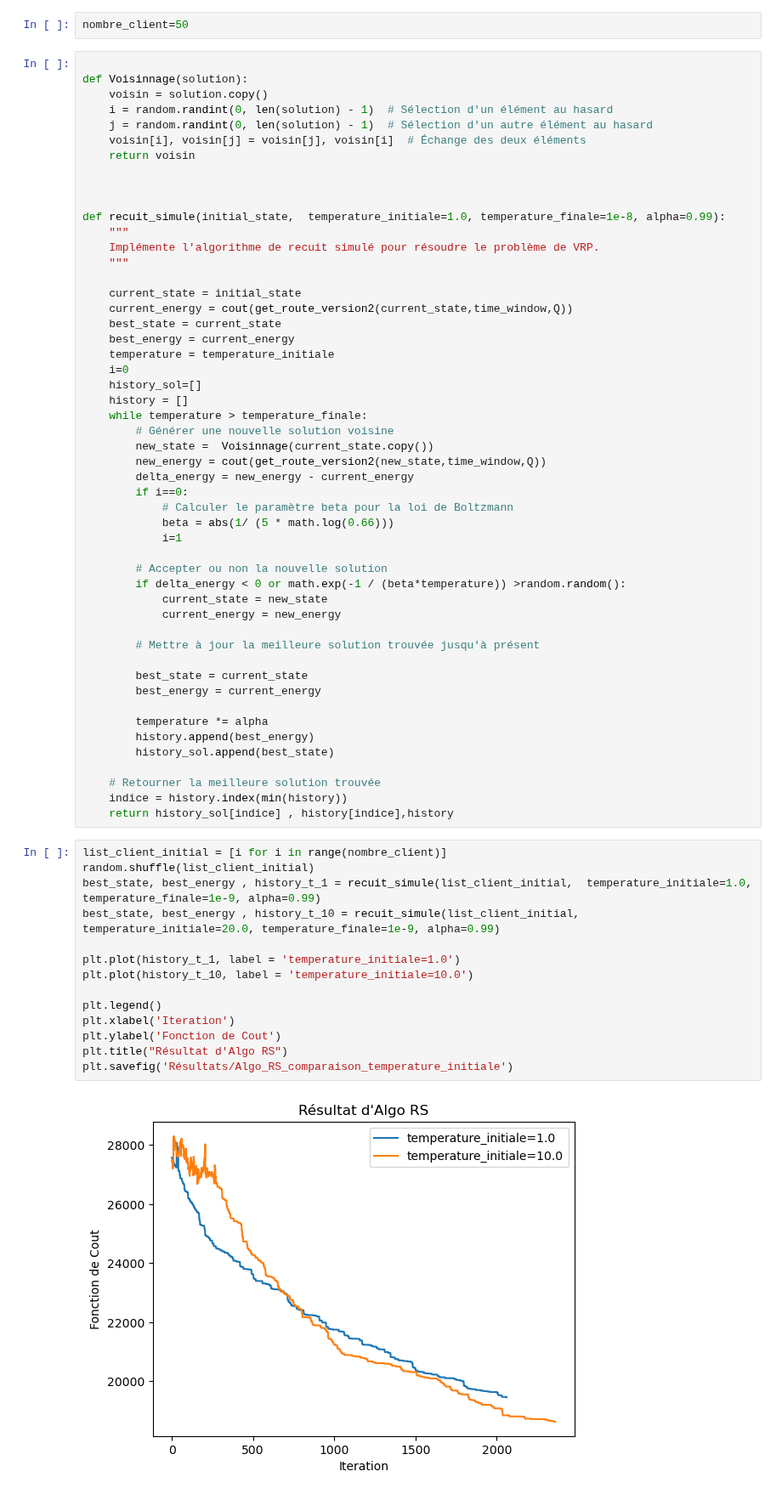
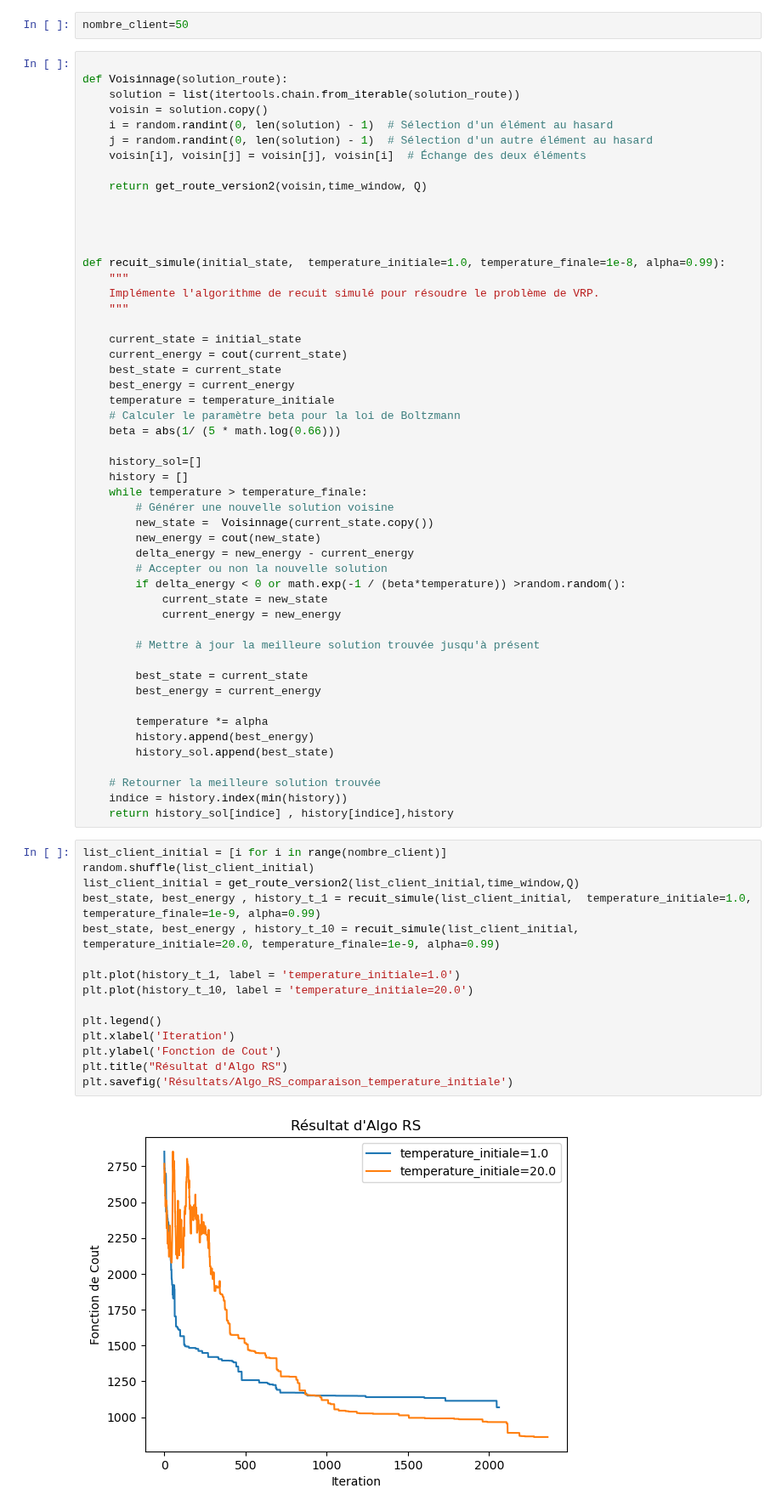
Before and after one commit to Centrale-Project/ICO_Project, a Jupyter notebook: Algo-RS.ipynb, the cells around one changed output. Shown at 85% size. Drawn from its saved outputs; the diff is of its cells as text.

```diff
--- a/Algo-RS.ipynb
+++ b/Algo-RS.ipynb
@@ -18,12 +18,15 @@ import random
 nombre_client=50
 # %%
 
-def Voisinnage(solution):
+def Voisinnage(solution_route):
+    solution = list(itertools.chain.from_iterable(solution_route))
     voisin = solution.copy()
     i = random.randint(0, len(solution) - 1)  # Sélection d'un élément au hasard
     j = random.randint(0, len(solution) - 1)  # Sélection d'un autre élément au hasard
     voisin[i], voisin[j] = voisin[j], voisin[i]  # Échange des deux éléments
-    return voisin
+
+    return get_route_version2(voisin,time_window, Q)
+
 
 
 
@@ -33,23 +36,20 @@ def recuit_simule(initial_state,  temperature_initiale=1.0, temperature_finale=1
     """
 
     current_state = initial_state
-    current_energy = cout(get_route_version2(current_state,time_window,Q))
+    current_energy = cout(current_state)
     best_state = current_state
     best_energy = current_energy
     temperature = temperature_initiale
-    i=0
+    # Calculer le paramètre beta pour la loi de Boltzmann
+    beta = abs(1/ (5 * math.log(0.66)))
+
     history_sol=[]
     history = []
     while temperature > temperature_finale:
         # Générer une nouvelle solution voisine
         new_state =  Voisinnage(current_state.copy())
-        new_energy = cout(get_route_version2(new_state,time_window,Q))
+        new_energy = cout(new_state)
         delta_energy = new_energy - current_energy
-        if i==0:
-            # Calculer le paramètre beta pour la loi de Boltzmann
-            beta = abs(1/ (5 * math.log(0.66)))
-            i=1
-
         # Accepter ou non la nouvelle solution
         if delta_energy < 0 or math.exp(-1 / (beta*temperature)) >random.random():
             current_state = new_state
@@ -70,19 +70,20 @@ def recuit_simule(initial_state,  temperature_initiale=1.0, temperature_finale=1
 # %%
 list_client_initial = [i for i in range(nombre_client)]
 random.shuffle(list_client_initial)
+list_client_initial = get_route_version2(list_client_initial,time_window,Q)
 best_state, best_energy , history_t_1 = recuit_simule(list_client_initial,  temperature_initiale=1.0, temperature_finale=1e-9, alpha=0.99)
 best_state, best_energy , history_t_10 = recuit_simule(list_client_initial,  temperature_initiale=20.0, temperature_finale=1e-9, alpha=0.99)
 
 plt.plot(history_t_1, label = 'temperature_initiale=1.0')
-plt.plot(history_t_10, label = 'temperature_initiale=10.0')
+plt.plot(history_t_10, label = 'temperature_initiale=20.0')
 
 plt.legend()
 plt.xlabel('Iteration')
 plt.ylabel('Fonction de Cout')
 plt.title("Résultat d'Algo RS")
 plt.savefig('Résultats/Algo_RS_comparaison_temperature_initiale')
 # %% [output]
-[figure, old version]
+[figure, new version]
 # %%
 list_client_initial = [i for i in range(nombre_client)]
 random.shuffle(list_client_initial)
```
Also changed, not shown: parts of 1 cell of this notebook, 3 other files.
